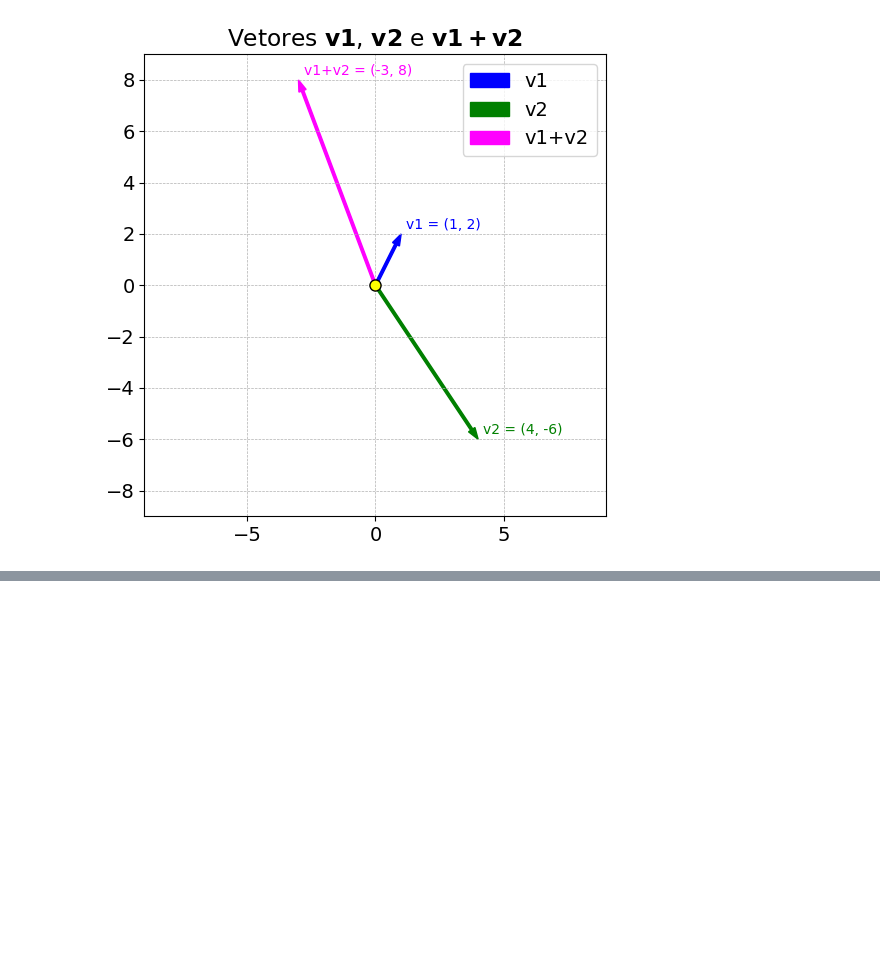
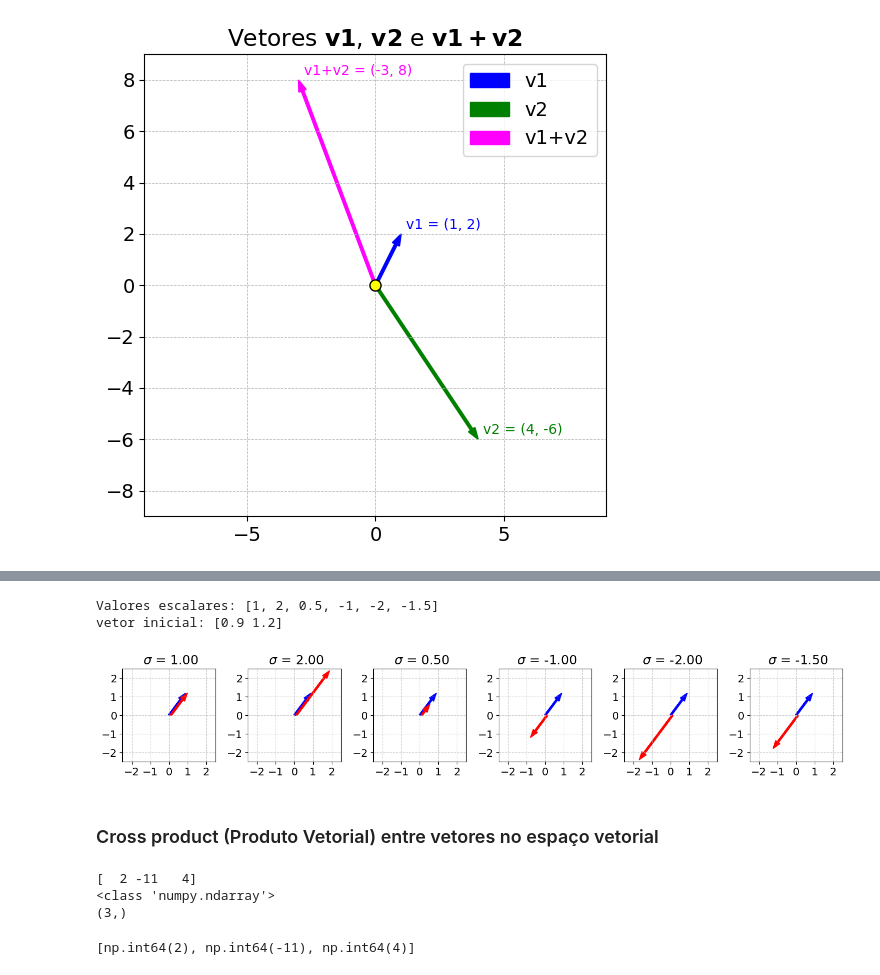
Before and after one commit to lleofernandes/DSA, a Jupyter notebook: 01_matematica_estatistica_ds_ml_ia/Lab4.ipynb, the cells around one changed output, grey strips where cells are left out. Saved outputs shown, nothing was run; the diff lists cells and outputs as text; code cells hidden in the pictures; blank space fills up the shorter version.

```diff
--- a/01_matematica_estatistica_ds_ml_ia/Lab4.ipynb
+++ b/01_matematica_estatistica_ds_ml_ia/Lab4.ipynb
@@ -264,0 +284,72 @@ plt.show()
+# %%
+# Efeito de diferente valores escalares
+
+# Lista de escalares
+valores_escalares = [1, 2, 1/2, -1, -2, -1.5]
+print(f'Valores escalares: {valores_escalares}')
+
+# Vetor
+vetor_inicial = np.array([.9, 1.2])
+print(f'vetor inicial: {vetor_inicial}')
+
+# cria a figura
+fig, axs = plt.subplots(1, len(valores_escalares), figsize=(14, 5))
+
+# contador para os subplos
+i = 0
+for valor in valores_escalares:
+    # multiplicação escalar
+    vetor_resultante = valor * vetor_inicial
+
+    # plot do vetor inicial
+    axs[i].arrow(0, 0, vetor_inicial[0], vetor_inicial[1], head_width=.3, width=.1, color='blue', length_includes_head=True)
+
+    # plot do vetor resultante
+    axs[i].arrow(.1, 0, vetor_resultante[0], vetor_resultante[1], head_width=.3, width=.1, color='red', length_includes_head=True)
+
+
+    axs[i].grid(linestyle='--', alpha=0.6) # grid
+    axs[i].axis('square') # formato
+    axs[i].axis([-2.5, 2.5, -2.5, 2.5]) # eixos
+    axs[i].set(xticks=np.arange(-2, 3), yticks=np.arange(-2, 3)) # limites
+    axs[i].set_title(rf' $\sigma$ = {valor:.2f}')
+    # axs[i].legend(['Vetor inicial', 'Vetor resultante']) # legenda
+    i += 1 # contador
+
+plt.tight_layout() # ajusta o tamanho da figura
+plt.savefig('imagens/grafico_05.png', dpi=300, bbox_inches='tight')
+plt.show()
+# %% [output]
+Valores escalares: [1, 2, 0.5, -1, -2, -1.5]
+vetor inicial: [0.9 1.2]
+[figure, added]
+# %% [markdown]
+### Cross product (Produto Vetorial) entre vetores no espaço vetorial
+# %%
+# define 2 vetores
+A = np.array([5, 2, 3])
+B = np.array([3, 2, 4])
+
+# calculo o cross product
+resultado = np.cross(A, B)
+print(resultado)
+print(type(resultado))
+print(resultado.shape)
+# %% [output]
+[  2 -11   4]
+<class 'numpy.ndarray'>
+(3,)
+# %%
+# entendendo a função cross
+def cross_prod(a, b):
+    resultado = [a[1] * b[2] - a[2] * b[1],
+                 a[2] * b[0] - a[0] * b[2],
+                 a[0] * b[1] - a[1] * b[0]
+                ]
+    return resultado
+
+# executa função cross_prod
+vetor_resultante = cross_prod(A, B)
+print(vetor_resultante)
+# %% [output]
+[np.int64(2), np.int64(-11), np.int64(4)]
```
Also changed, not shown: parts of 17 cells of this notebook, 3 other files.
